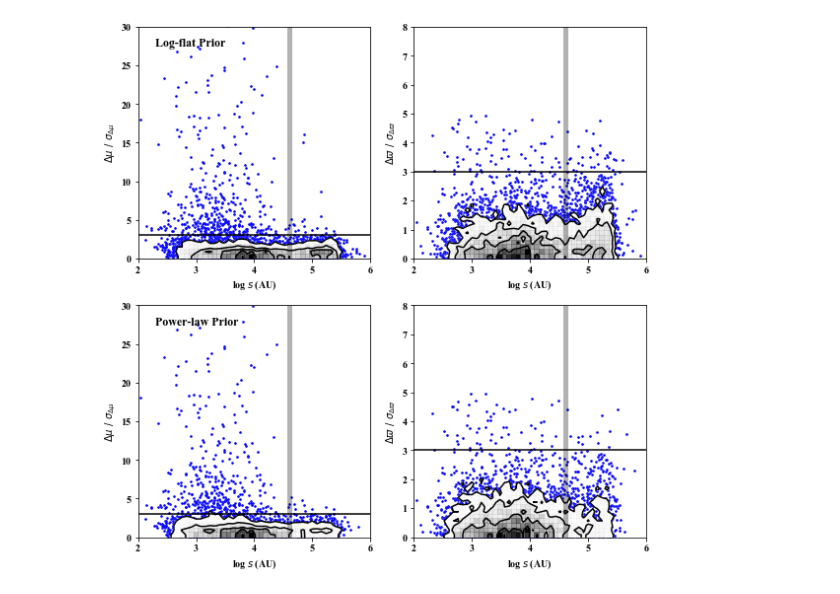
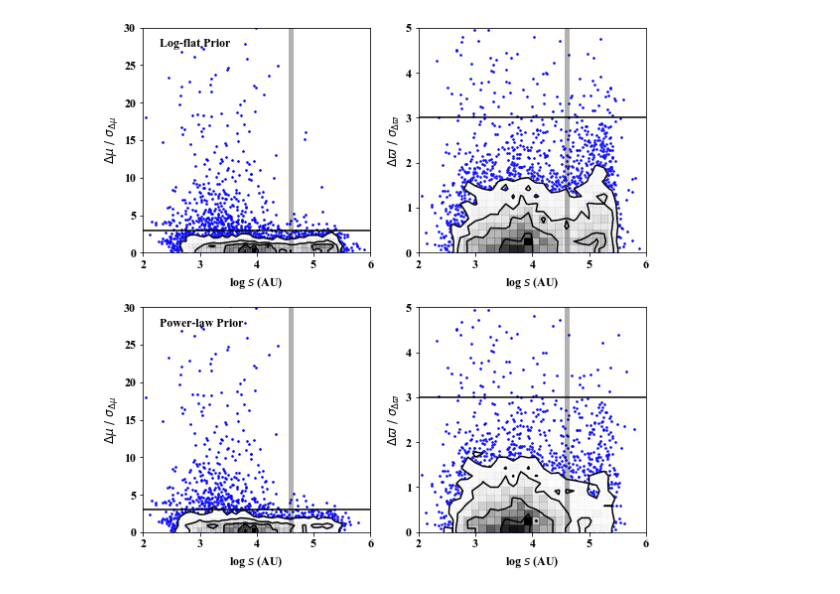
Before and after one commit to astroJeff/gaia_binaries, a Jupyter notebook: notebooks/TGAS_mu_plx_compare.ipynb, the cells around one changed output. Cells and saved outputs as stored; diff of their text form; code cells hidden in the pictures.

Commit message:
Rasterized mu_plx_compare figures

```diff
--- a/notebooks/TGAS_mu_plx_compare.ipynb
+++ b/notebooks/TGAS_mu_plx_compare.ipynb
@@ -163,7 +163,7 @@ def plot_dmu(t, s, ax):
 
     range=([2, 6], [0, 30])
 
-    ax.scatter(np.log10(s), mu_delta/mu_delta_err, marker='.', alpha=1.0, color='b', s=10)
+    ax.scatter(np.log10(s), mu_delta/mu_delta_err, marker='.', alpha=1.0, color='b', s=10, rasterized=True)
     corner.hist2d(np.log10(s), mu_delta/mu_delta_err, bins=50, range=range, ax=ax, plot_datapoints=False)
 
 
@@ -173,9 +173,9 @@ def plot_plx(t, s, ax):
     plx_delta = np.abs(t['plx_1'] - t['plx_2'])
     plx_delta_err = np.sqrt(t['plx_err_1']**2 + t['plx_err_2']**2)
 
-    range=([2, 6], [0, 8])
-    ax.scatter(np.log10(s), plx_delta/plx_delta_err, marker='.', alpha=1.0, color='b', s=10)
-    corner.hist2d(np.log10(s), plx_delta/plx_delta_err, bins=50, range=range, ax=ax)
+    range=([2, 6], [0, 5])
+    ax.scatter(np.log10(s), plx_delta/plx_delta_err, marker='.', alpha=1.0, color='b', s=10, rasterized=True)
+    corner.hist2d(np.log10(s), plx_delta/plx_delta_err, bins=30, range=range, ax=ax, plot_datapoints=False)
 
 
 
@@ -192,33 +192,33 @@ plot_dmu(TGAS_log_flat_good, s_log_flat_good, ax[0,0])
 plot_plx(TGAS_log_flat_good, s_log_flat_good, ax[0,1])
 plot_dmu(TGAS_power_law_good, s_power_law_good, ax[1,0])
 plot_plx(TGAS_power_law_good, s_power_law_good, ax[1,1])
 
 
 for i in range(2):
     ax[i,0].set_xlim(2, 6)
     ax[i,0].set_ylim(0, 30)
 
     ax[i,0].axhline(3.0, color='k')
 
     ax[i,0].set_xlabel(r"log $s$ (AU)")
     ax[i,0].set_ylabel(r"$\Delta \mu\ /\ \sigma_{\Delta \mu}$")
 
 for i in range(2):
     ax[i,1].set_xlim(2, 6)
-    ax[i,1].set_ylim(0, 8)
+    ax[i,1].set_ylim(0, 5)
 
     ax[i,1].axhline(3.0, color='k')
 
     ax[i,1].set_xlabel(r"log $s$ (AU)")
     ax[i,1].set_ylabel(r"$\Delta \varpi\ /\ \sigma_{\Delta \varpi}$")
 
 
 ax[0,0].text(2.3, 27.5, "Log-flat Prior", size=12)
 ax[1,0].text(2.3, 27.5, "Power-law Prior", size=12)
 
 plt.tight_layout()
 
 # plt.show()
-plt.savefig("../figures/TGAS_mu_plx_compare.pdf")
+plt.savefig("../figures/TGAS_mu_plx_compare.pdf", rasterized=True)
 # %% [output]
-[figure, old version]
+[figure, new version]
```
Also changed, not shown: parts of 1 cell of this notebook.
